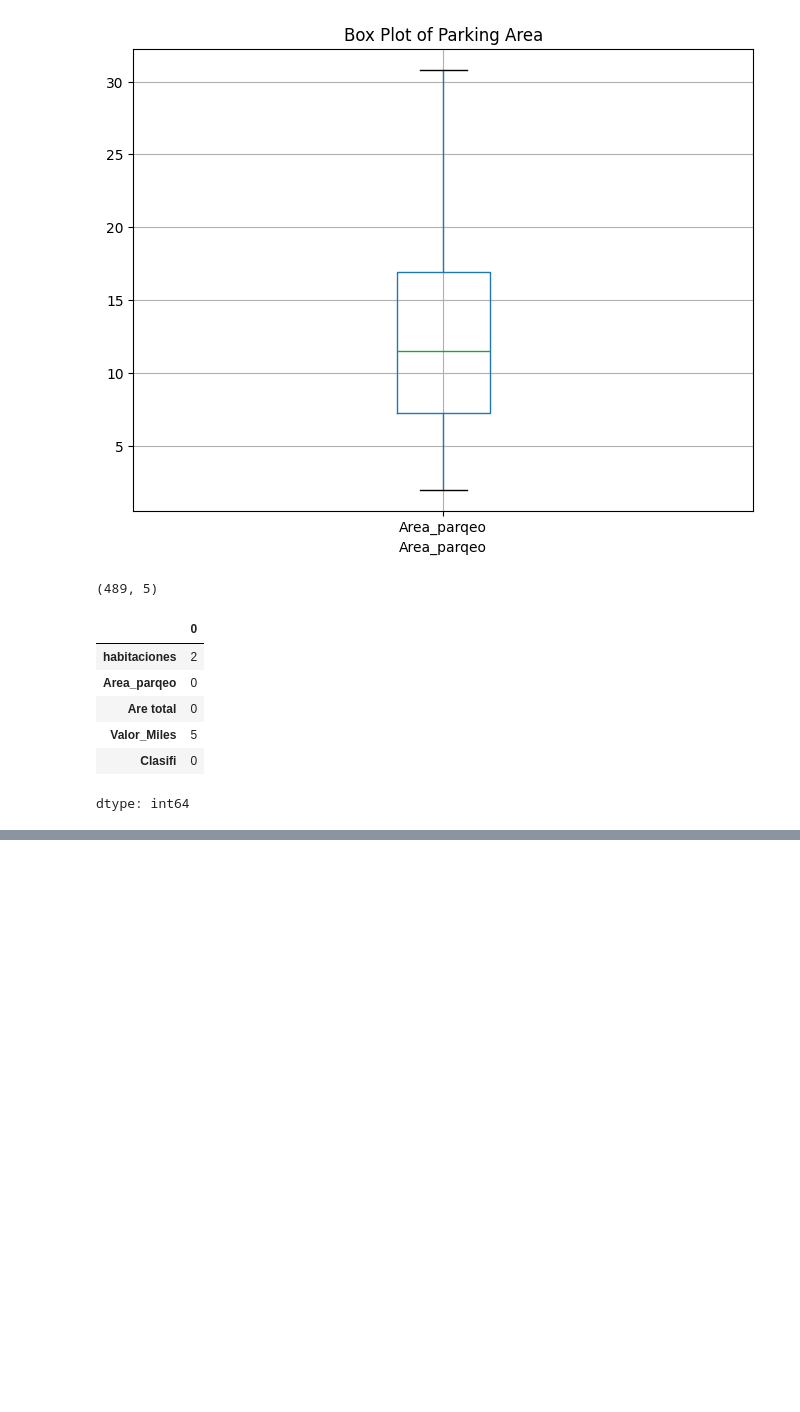
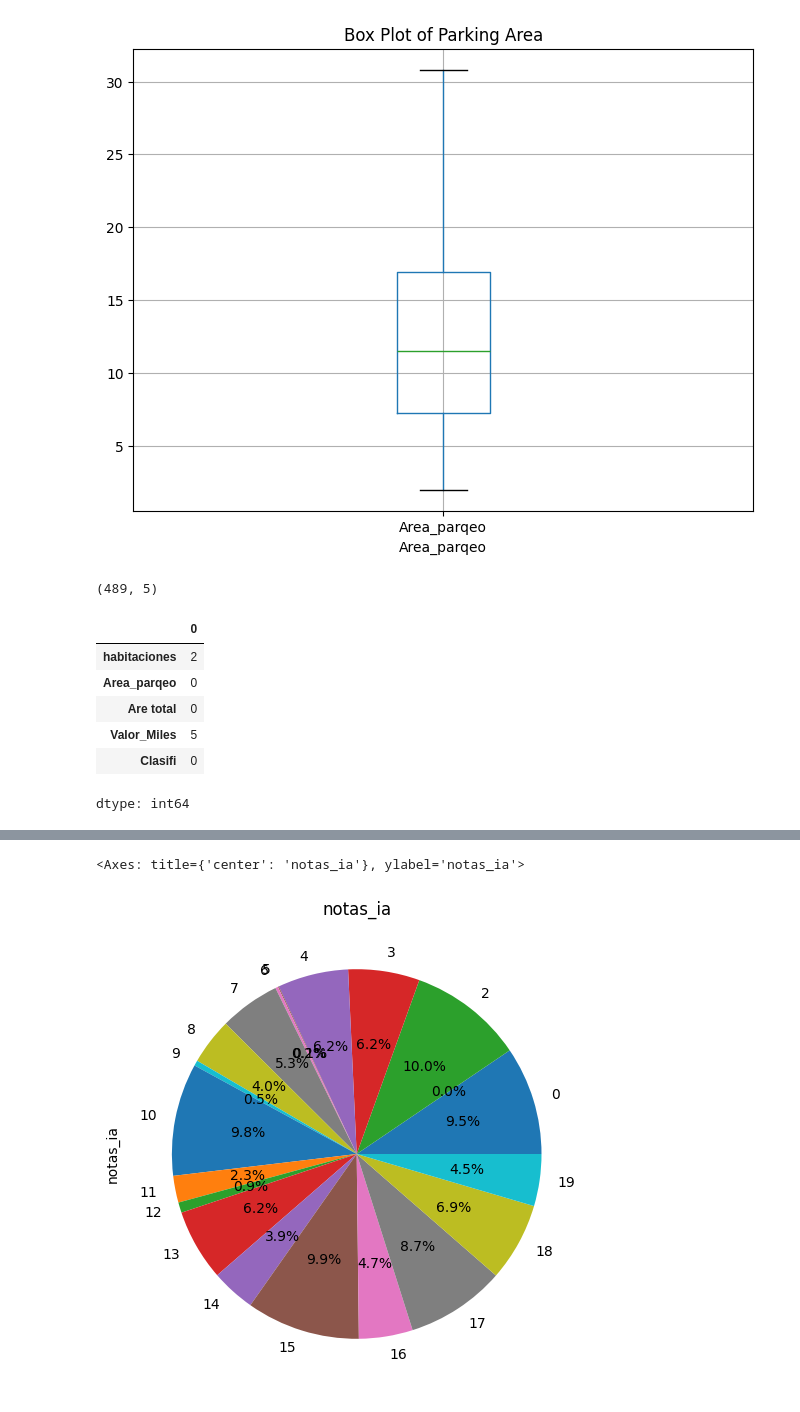
Before and after one commit to jjuandiego099/cuadernos-y-proyectos-IA, a Jupyter notebook: EDA.ipynb, the cells around one changed output, grey strips where cells are left out. Drawn from its saved outputs; the diff is of its cells as text; code cells hidden in the pictures; blank space fills up the shorter version.

```diff
--- a/EDA.ipynb
+++ b/EDA.ipynb
@@ -152,0 +346,5 @@ dtype: int64
+# %%
+alumnos.notas_ia.plot(kind='pie',title='notas_ia',figsize=(6,6),autopct='%1.1f%%')
+# %% [output]
+<Axes: title={'center': 'notas_ia'}, ylabel='notas_ia'>
+[figure, added]
```
Also changed, not shown: parts of 18 cells of this notebook.
